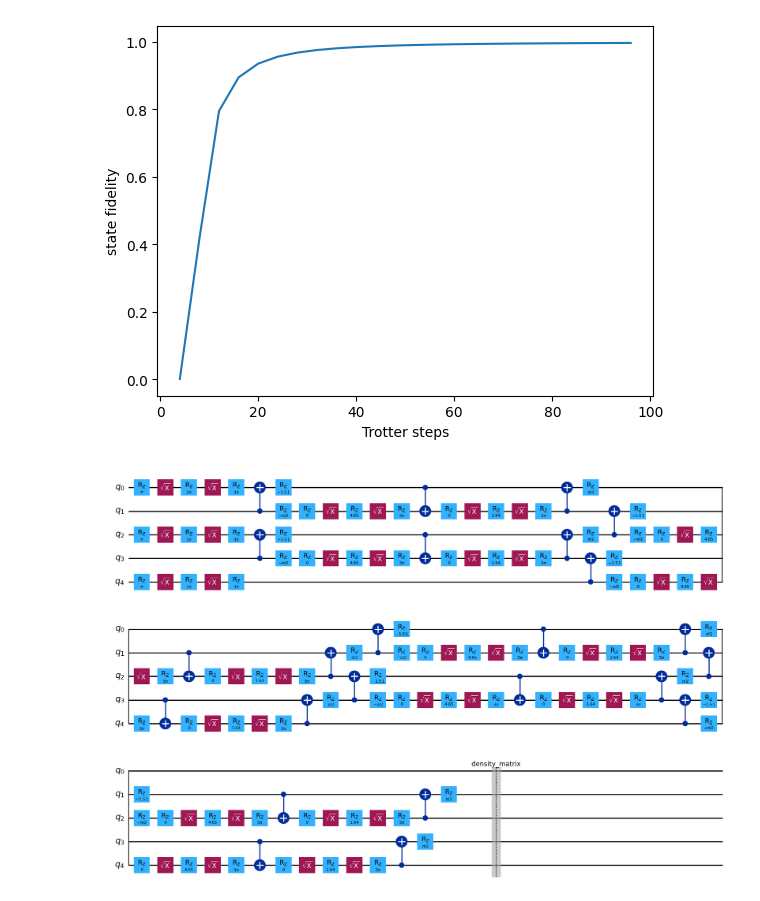
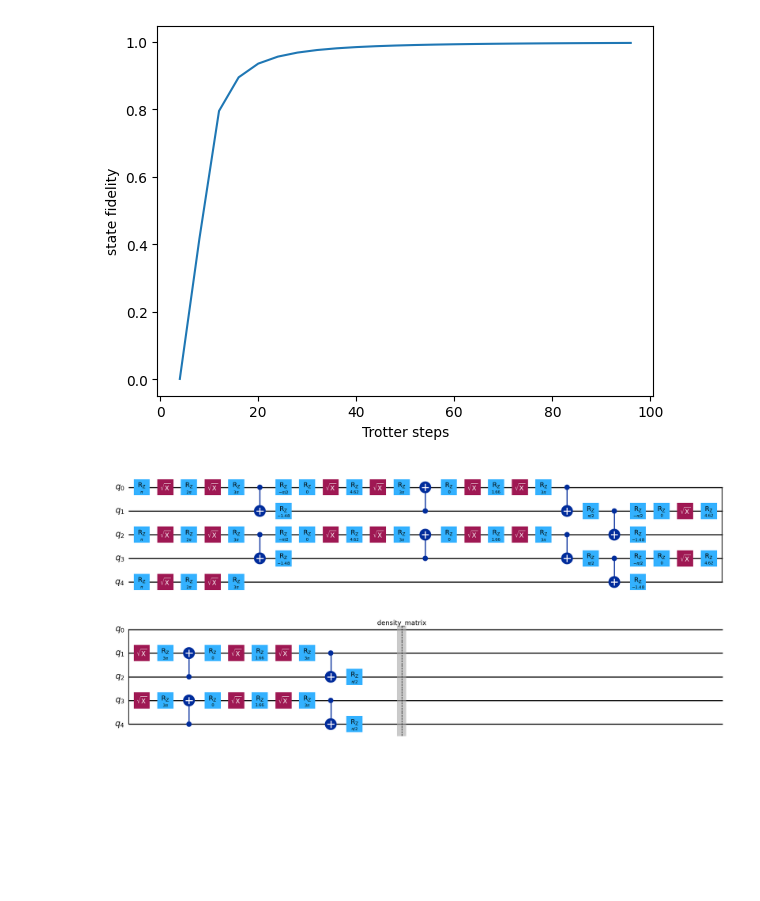
Before and after one commit to BOBO1997/osp_solutions, a Jupyter notebook: simulation/noise_free/5-qubit/run_trotter_5-qubit_trotter.ipynb, the cells around one changed output. Drawn from its saved outputs; the diff is of its cells as text; code cells hidden in the pictures; blank space fills up the shorter version.

```diff
--- a/simulation/noise_free/5-qubit/run_trotter_5-qubit_trotter.ipynb
+++ b/simulation/noise_free/5-qubit/run_trotter_5-qubit_trotter.ipynb
@@ -55,16 +55,14 @@ for num_steps in num_steps_list:
     t1 = time.perf_counter()
 
     # Initialize quantum circuit for 3 qubits
-    qr = QuantumRegister(num_qubits,
-                         name="q")
-    qc = QuantumCircuit(qr)
+    qc = QuantumCircuit(num_qubits)
 
     # Prepare initial state
     qc.compose(gate_initial_state(state_initial=state_initial),
                qubits=list(range(num_qubits)),
                inplace=True,)
 
-    qc.append(instruction=gate_path_qiskit(num_qubits=num_qubits,
+    qc.append(instruction=gate_path_conventional(num_qubits=num_qubits,
                                            num_steps=num_steps,
                                            dt=dt,
                                            to_instruction=False,
@@ -126,25 +125,25 @@ plt.show()
 # %%
 qc = QuantumCircuit(num_qubits)
 
 # Prepare initial state
 qc.compose(gate_initial_state(state_initial=state_initial),
             qubits=list(range(num_qubits)),
             inplace=True,)
 
-qc.append(instruction=gate_path_qiskit(num_qubits=num_qubits,
-                                        num_steps=2, ###!
+qc.append(instruction=gate_path_conventional(num_qubits=num_qubits,
+                                        num_steps=1, ###!
                                         dt=dt,
                                         to_instruction=False,
                                         add_barrier=False,
                                         ),
             qargs=list(range(num_qubits)),
             )
 
 # Evaluate simulation at target_time (t=pi) meaning each trotter step evolves pi/trotter_steps in time
 qc = qc.assign_parameters({dt: time_evolution / num_steps})
 # qc_t3 = transpile(RemoveBarriers()(qc), optimization_level=3, basis_gates=["sx", "cx", "rz"])
 qc_t3 = transpile(qc, optimization_level=0, basis_gates=["sx", "cx", "rz"])
 qc_t3.save_density_matrix()
 qc_t3.draw("mpl")
 # %% [output]
-[figure, old version]
+[figure, new version]
```
Also changed, not shown: parts of 2 cells of this notebook, 2 other files.
